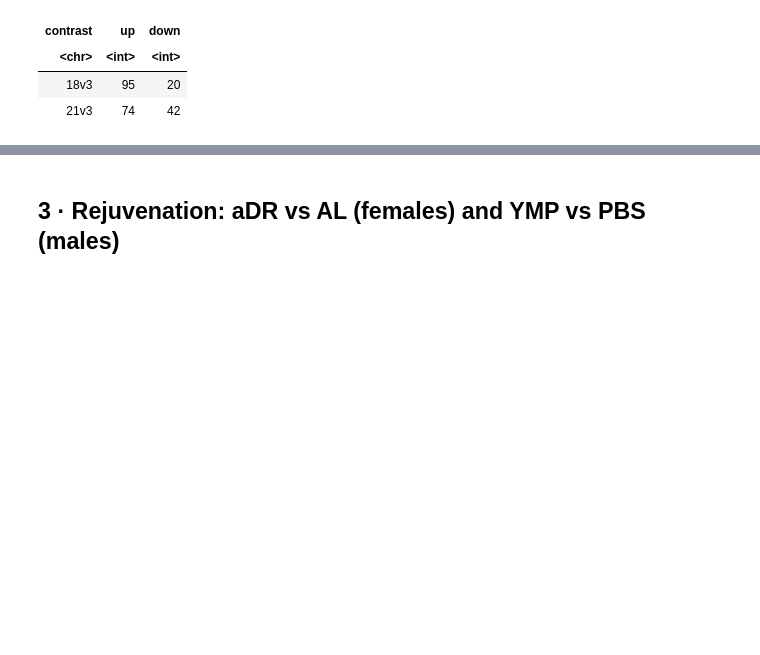
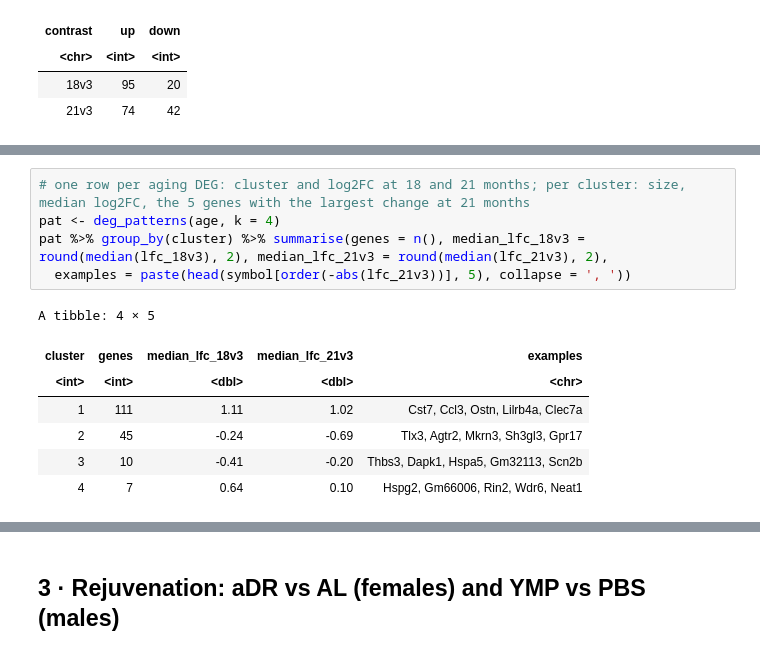
Before and after one commit to Jeffateth/RNAseq_aging, a Jupyter notebook: notebooks/03_differential_expression.ipynb, the cells around one changed output, grey strips where cells are left out. Drawn from its saved outputs; the diff is of its cells as text; blank space fills up the shorter version.

```diff
--- a/notebooks/03_differential_expression.ipynb
+++ b/notebooks/03_differential_expression.ipynb
@@ -110,0 +124,13 @@ A tibble: 1 × 4
+# %%
+# one row per aging DEG: cluster and log2FC at 18 and 21 months; per cluster: size, median log2FC, the 5 genes with the largest change at 21 months
+pat <- deg_patterns(age, k = 4)
+pat %>% group_by(cluster) %>% summarise(genes = n(), median_lfc_18v3 = round(median(lfc_18v3), 2), median_lfc_21v3 = round(median(lfc_21v3), 2),
+  examples = paste(head(symbol[order(-abs(lfc_21v3))], 5), collapse = ', '))
+# %% [output]
+A tibble: 4 × 5
+| cluster | genes | median_lfc_18v3 | median_lfc_21v3 | examples |
+| <int> | <int> | <dbl> | <dbl> | <chr> |
+| 1 | 111 | 1.11 | 1.02 | Cst7, Ccl3, Ostn, Lilrb4a, Clec7a |
+| 2 | 45 | -0.24 | -0.69 | Tlx3, Agtr2, Mkrn3, Sh3gl3, Gpr17 |
+| 3 | 10 | -0.41 | -0.20 | Thbs3, Dapk1, Hspa5, Gm32113, Scn2b |
+| 4 | 7 | 0.64 | 0.10 | Hspg2, Gm66006, Rin2, Wdr6, Neat1 |
```
Also changed, not shown: parts of 18 cells of this notebook, 9 other files.
